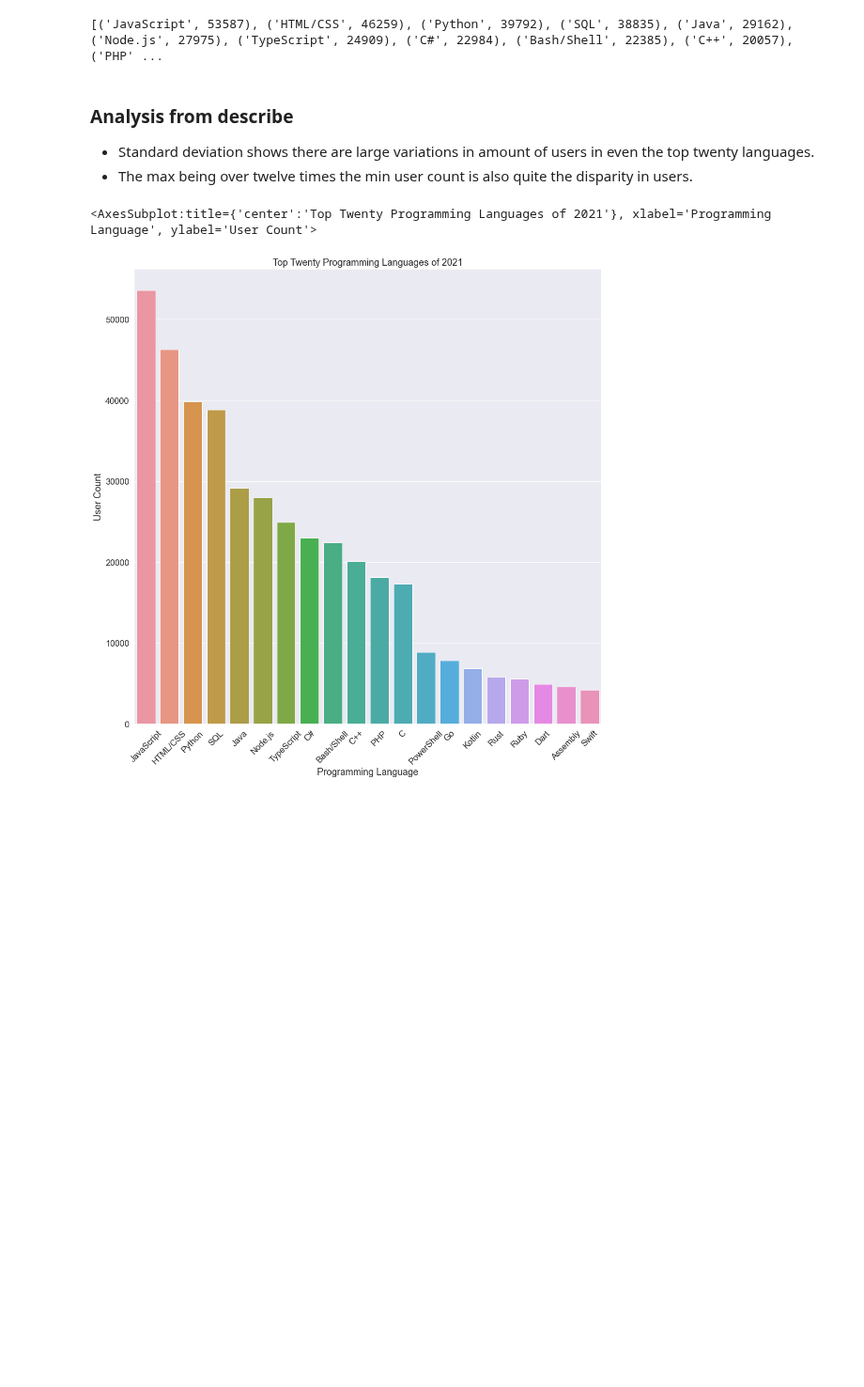
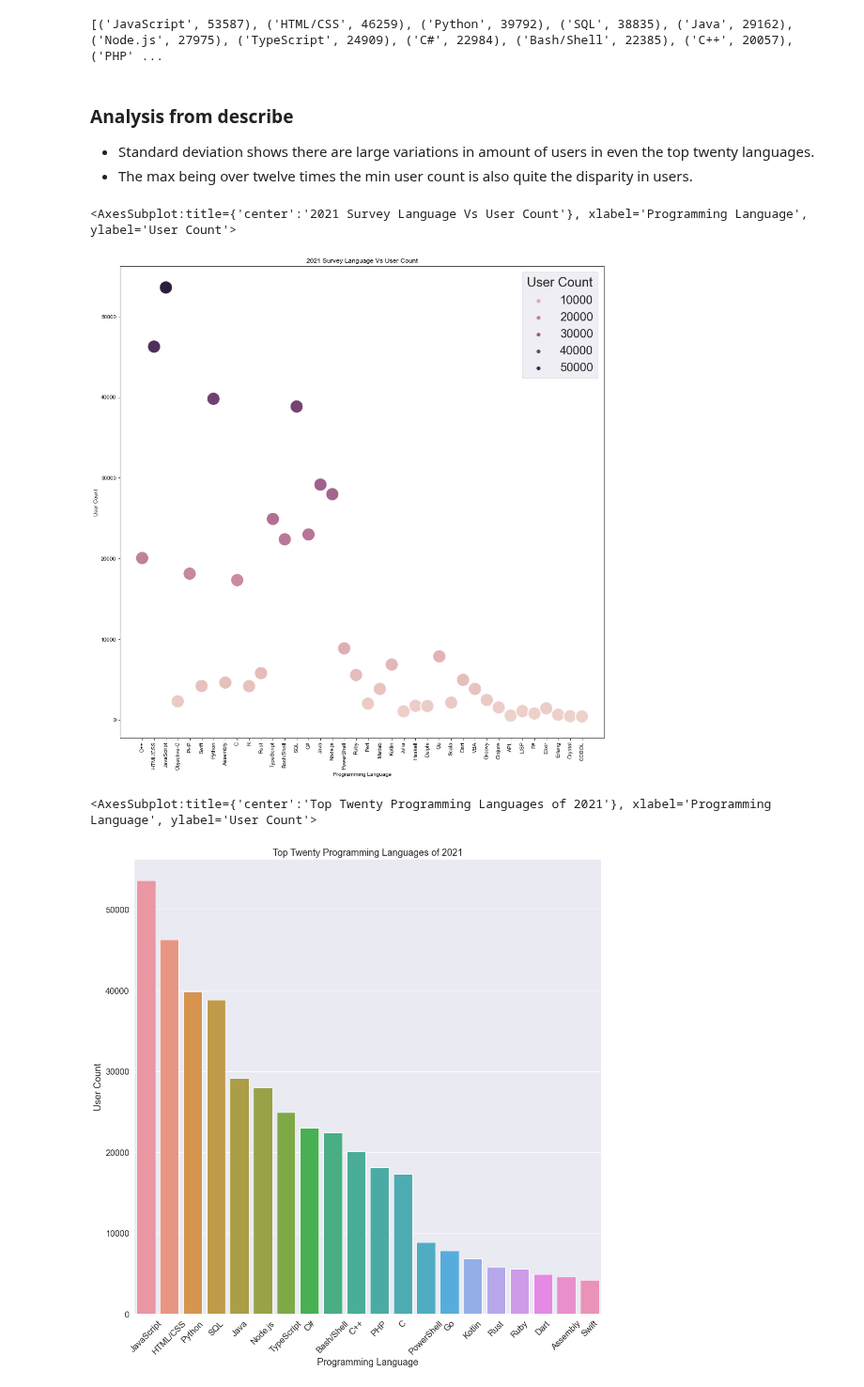
Before and after one commit to data301-2021-winter1/project-group13-project, a Jupyter notebook: notebooks/analysis1.ipynb, the cells around one changed output. Shown at 94% size. Saved outputs shown, nothing was run; the diff lists cells and outputs as text; code cells hidden in the pictures; blank space fills up the shorter version.

Commit message:
Organizing and another plot
added the least twenty languages used to complement the top twenty

```diff
--- a/notebooks/analysis1.ipynb
+++ b/notebooks/analysis1.ipynb
@@ -199,7 +220,9 @@ print(topTwentyWorkedWithLangs2021)
 [('JavaScript', 53587), ('HTML/CSS', 46259), ('Python', 39792), ('SQL', 38835), ('Java', 29162), ('Node.js', 27975), ('TypeScript', 24909), ('C#', 22984), ('Bash/Shell', 22385), ('C++', 20057), ('PHP' ...
 # %%
 langCount2021df = pd.DataFrame(langCount2021.items(),columns=['Programming Language','User Count'])
+langCount2021df = langCount2021df.fillna(0)
 topTwentyLangCount2021df = langCount2021df.nlargest(20,'User Count')
+lowTwentyLangCount2021df = langCount2021df.nsmallest(20,'User Count')
 #topTwentyLangCount2021df.describe()
 #df2021PCount = df2021P.merge(langCount2021df,on=['ResponseId'],how='outer',errors = 'ignore')
 #df2021PCount['Programming Language']
@@ -207,4 +230,15 @@ topTwentyLangCount2021df = langCount2021df.nlargest(20,'User Count')
 ### Analysis from describe
 - Standard deviation shows there are large variations in amount of users in even the top twenty languages.
 - The max being over twelve times the min user count is also quite the disparity in users.
+# %%
+plt.rcParams['figure.figsize']=16,16
+plt.title("2021 Survey Language Vs User Count")
+sns.set(font_scale = 2.0)
+plt.xticks(rotation=90)
+#plt.ylim(top = 1000000)
+plt.ticklabel_format(style = 'plain',axis='y')
+sns.scatterplot( x="Programming Language", y='User Count',s=600,hue='User Count',data=langCount2021df)
+# %% [output]
+<AxesSubplot:title={'center':'2021 Survey Language Vs User Count'}, xlabel='Programming Language', ylabel='User Count'>
+[figure, added]
 # %%
```
Also changed, not shown: parts of 9 cells of this notebook, 1 other file.
